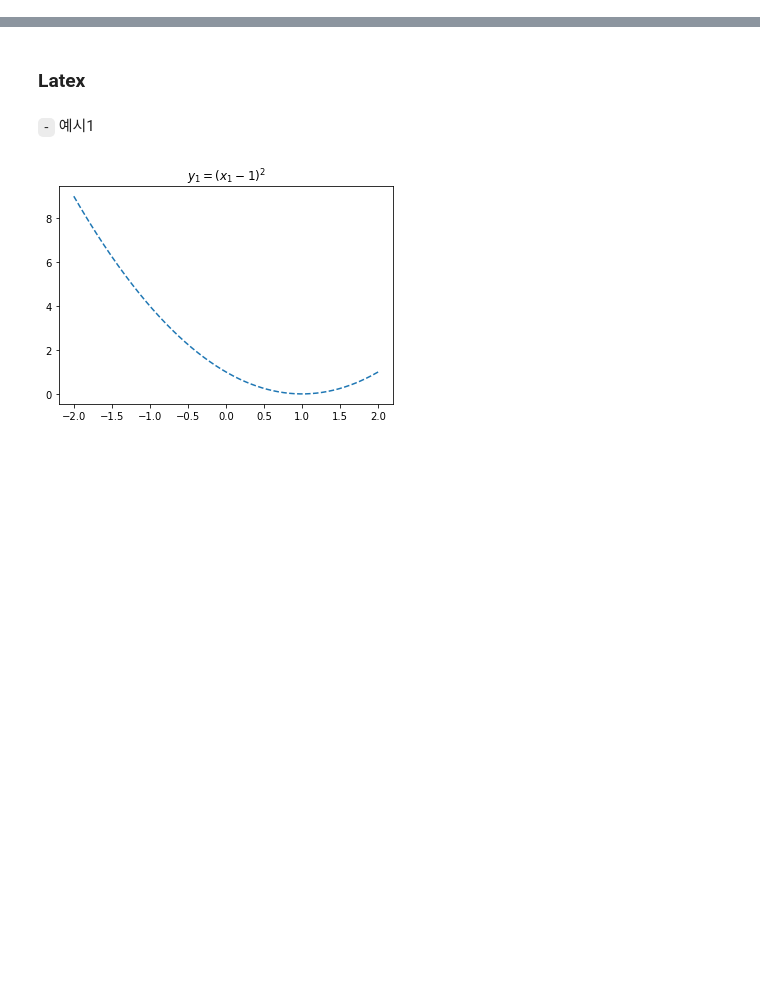
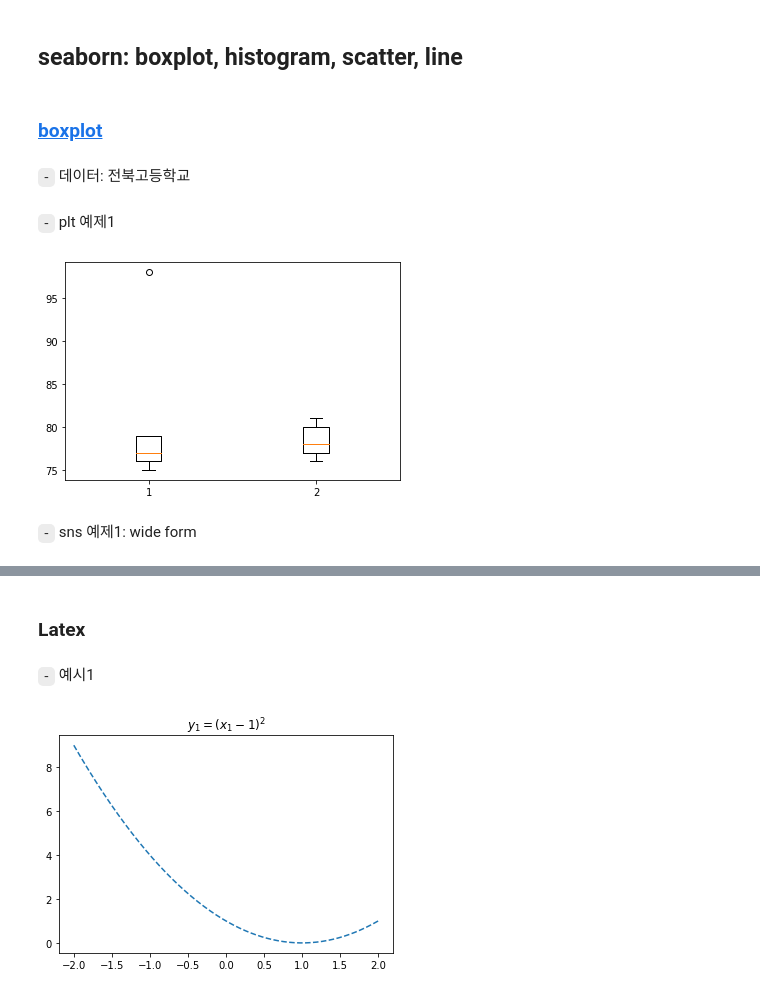
Before and after one commit to guebin/DV2022_backup, a Jupyter notebook: _notebooks/draft.ipynb, the cells around one changed output, grey strips where cells are left out. Saved outputs shown, nothing was run; the diff lists cells and outputs as text; code cells hidden in the pictures; blank space fills up the shorter version.

```diff
--- a/_notebooks/draft.ipynb
+++ b/_notebooks/draft.ipynb
@@ -0,0 +25,17 @@
+# %% [markdown]
+## seaborn: boxplot, histogram, scatter, line
+# %% [markdown]
+### [boxplot](https://seaborn.pydata.org/generated/seaborn.boxplot.html)
+# %% [markdown]
+`-` 데이터: 전북고등학교
+# %%
+y1=[75,75,76,76,77,77,79,79,79,98] # A선생님에게 통계학을 배운 학생의 점수들
+y2=[76,76,77,77,78,78,80,80,80,81] # B선생님에게 통계학을 배운 학생의 점수들
+# %% [markdown]
+`-` plt 예제1
+# %%
+plt.boxplot([y1,y2]);
+# %% [output]
+[figure, added]
+# %% [markdown]
+`-` sns 예제1: wide form
```
Also changed, not shown: parts of 98 cells of this notebook, 1 other file.
